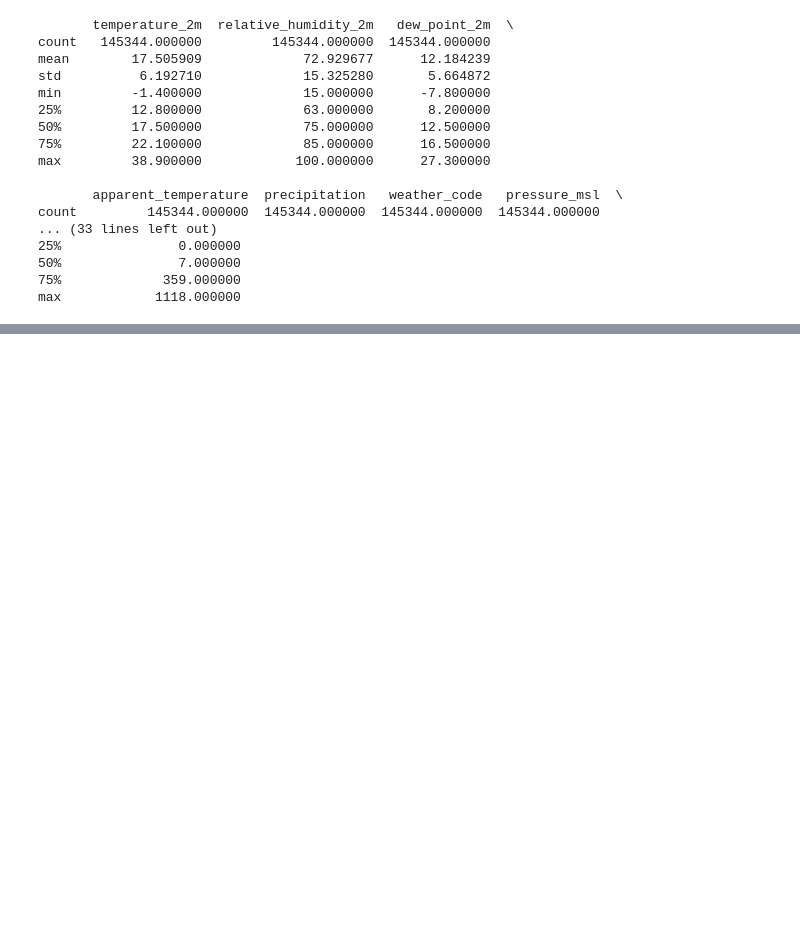
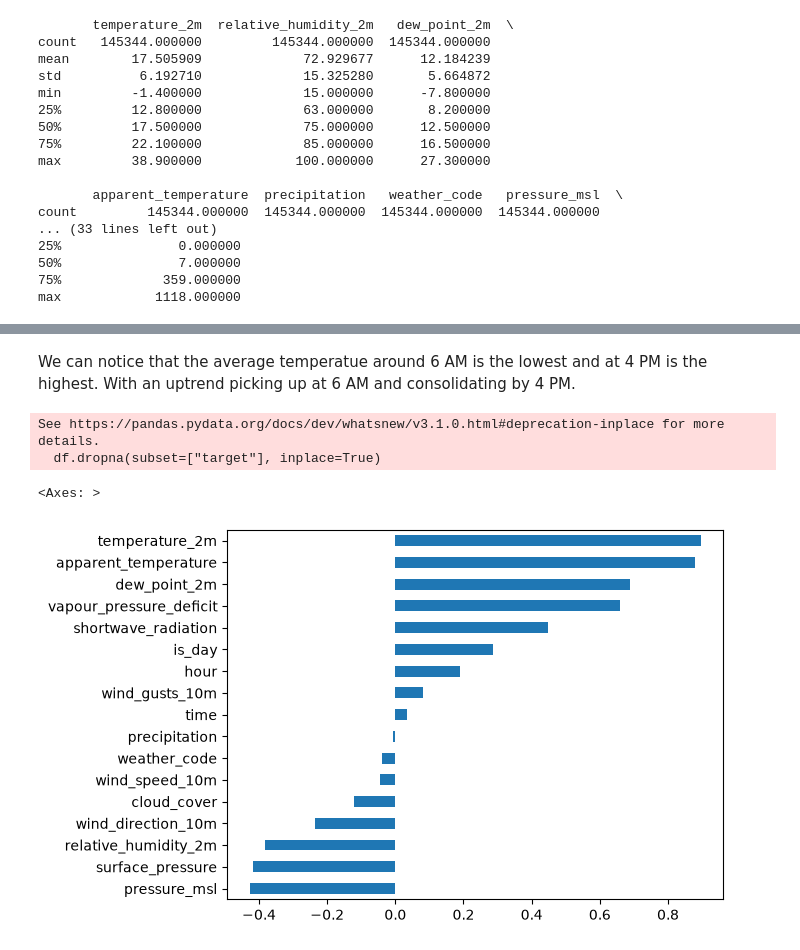
Before and after one commit to JuanCruzRL/CliMLate, a Jupyter notebook: notebooks/exploration.ipynb, the cells around one changed output, grey strips where cells are left out. Saved outputs shown, nothing was run; the diff lists cells and outputs as text; code cells hidden in the pictures; blank space fills up the shorter version.

```diff
--- a/notebooks/exploration.ipynb
+++ b/notebooks/exploration.ipynb
@@ -55,0 +87,12 @@ week.plot() # take a look at the temperature in a random week
+# %% [markdown]
+We can notice that the average temperatue around 6 AM is the lowest and at 4 PM is the highest. With an uptrend picking up at 6 AM and consolidating by 4 PM.
+# %%
+df["target"] = df["temperature_2m"].shift(-24)
+df.dropna(subset=["target"], inplace=True)
+corr_m = df.corr()
+corr_m["target"].drop("target").sort_values().plot(kind="barh")
+# %% [output]
+See https://pandas.pydata.org/docs/dev/whatsnew/v3.1.0.html#deprecation-inplace for more details.
+  df.dropna(subset=["target"], inplace=True)
+<Axes: >
+[figure, added]
```
Also changed, not shown: parts of 8 cells of this notebook, 2 other files.
